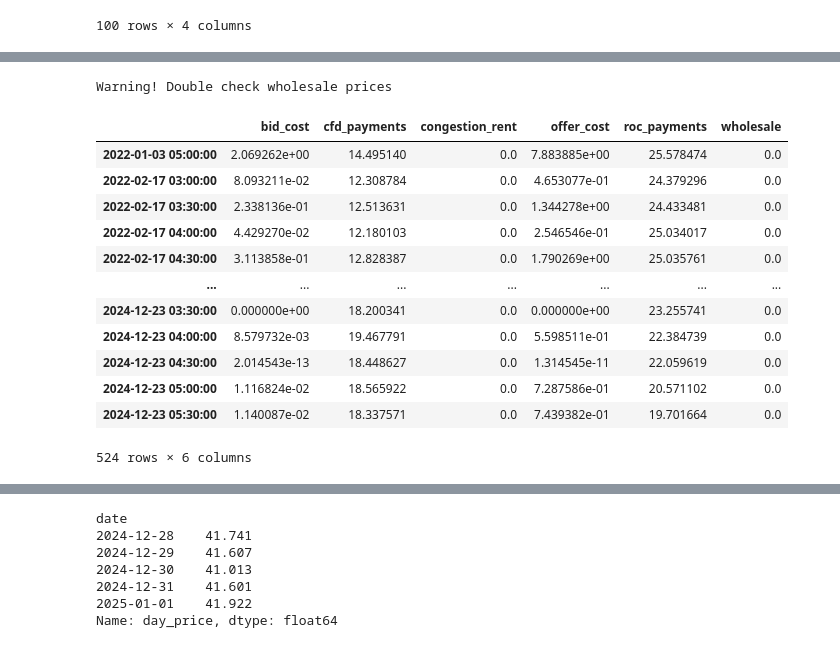
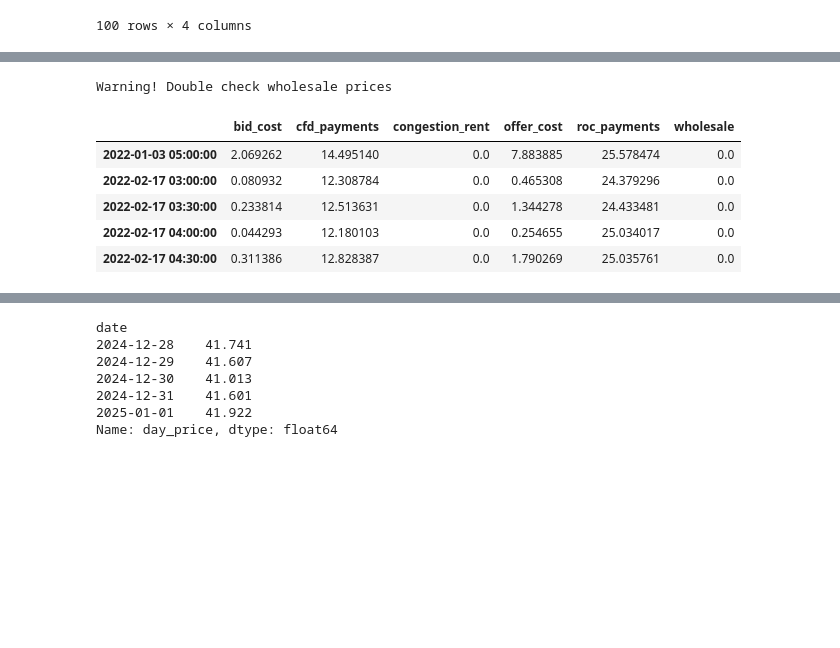
Before and after one commit to LukasFrankenQ/GBPower, a Jupyter notebook: notebooks/energy_crisis_shift.ipynb, the cells around one changed output, grey strips where cells are left out. Drawn from its saved outputs; the diff is of its cells as text; code cells hidden in the pictures; blank space fills up the shorter version.

```diff
--- a/notebooks/energy_crisis_shift.ipynb
+++ b/notebooks/energy_crisis_shift.ipynb
@@ -7,6 +7,12 @@ from pathlib import Path
 import matplotlib.pyplot as plt
 
 from plotting_constants import nice_names, color_dict
+# %%
+# start, end = '2022-01-01', '2023-06-30'
+# start, end = '2022-01-01', '2024-12-31'
+start, end = '2022-01-01', '2022-12-31'
+
+date_range = pd.date_range(start, end).strftime('%Y-%m-%d')
 # %%
 mp = pd.read_csv(Path.cwd().parent / 'summaries' / 'marginal_prices_summary_flex.csv', index_col=0, parse_dates=True, header=[0,1])
 sc = pd.read_csv(Path.cwd().parent / 'summaries' / 'total_summary_flex.csv', index_col=[0,1], parse_dates=True)
@@ -21,11 +27,6 @@ lw = pd.read_csv(Path.cwd().parent / 'data' / 'preprocessed' / 'load_weights.csv
 lw.index = lw.index.astype(str)
 # %%
 regions = gpd.read_file(Path.cwd().parent / 'data' / 'regions_onshore_s.geojson')
-# %%
-# start, end = '2022-01-01', '2023-06-30'
-start, end = '2022-01-01', '2024-12-31'
-
-date_range = pd.date_range(start, end).strftime('%Y-%m-%d')
 # %%
 bmus = pd.read_csv(Path.cwd().parent / 'data' / 'preprocessed' / 'prepared_bmus.csv', index_col=0)
 foss = bmus.loc[bmus.loc[:, 'carrier'] == 'fossil']
@@ -63,7 +64,9 @@ loads = pd.concat(loads)
 '''
 
 # loads = pd.read_csv('hold_loads.csv', index_col=0, parse_dates=True)
-loads = pd.read_csv(Path.cwd().parent / 'summaries' / 'total_gb_load.csv', index_col=0, parse_dates=True).loc[start:end]
+loads = pd.read_csv(
+    Path.cwd().parent / 'summaries' / 'total_gb_load.csv', index_col=0, parse_dates=True
+    ).loc[start:end]
 # %%
 # loads.to_csv('hold_loads.csv')
 # %%
@@ -111,8 +114,8 @@ gas_gen = pns.loc[:, pns.columns.intersection(foss.index)].sum(axis=1)
 # %%
 idx = pd.IndexSlice
 
-zmp = mp.loc[:, idx['zonal',:]]
-nmp = mp.loc[:, idx['national',:]]
+zmp = mp.loc[start:end, idx['zonal',:]]
+nmp = mp.loc[start:end, idx['national',:]]
 # %%
 n_values = zmp.apply(lambda x: x.nunique(), axis=1)
 # %%
@@ -304,46 +307,39 @@ def get_wholesale_costs(mps, loads, lw):
     if len(loads.shape) > 1:
         loads = loads.sum(axis=1).values
     else:
         loads = loads.values
 
     return (weighted_row_means * loads).sum() / loads.sum()# / lw.loc[mps.columns].sum()
 
 
 print('Warning! Double check wholesale prices')
 
 def get_total_prices(sc, mps, loads, lw, layout, aggregate_time=True):
 
     mps = deepcopy(mps)
 
     try:
         mps = mps[layout]
     except KeyError:
         pass
 
     costs = sc.loc[idx[mps.index, :], layout].unstack().drop(columns=['balancing_volume'])
 
     if aggregate_time:
         return costs.sum() / loads.loc[costs.index].sum().sum() * 1e6
     else:
         return costs.div(loads.loc[costs.index].values.flatten(), axis=0) * 1e6
 
 
-get_total_prices(sc, neg['national'], loads, pd.Series(1, ['GB']), 'national', aggregate_time=False)
+get_total_prices(sc, neg['national'], loads, pd.Series(1, ['GB']), 'national', aggregate_time=False).head()
 # %% [output]
 Warning! Double check wholesale prices
 |  | bid_cost | cfd_payments | congestion_rent | offer_cost | roc_payments | wholesale |
-| 2022-01-03 05:00:00 | 2.069262e+00 | 14.495140 | 0.0 | 7.883885e+00 | 25.578474 | 0.0 |
-| 2022-02-17 03:00:00 | 8.093211e-02 | 12.308784 | 0.0 | 4.653077e-01 | 24.379296 | 0.0 |
-| 2022-02-17 03:30:00 | 2.338136e-01 | 12.513631 | 0.0 | 1.344278e+00 | 24.433481 | 0.0 |
-| 2022-02-17 04:00:00 | 4.429270e-02 | 12.180103 | 0.0 | 2.546546e-01 | 25.034017 | 0.0 |
-| 2022-02-17 04:30:00 | 3.113858e-01 | 12.828387 | 0.0 | 1.790269e+00 | 25.035761 | 0.0 |
-| ... | ... | ... | ... | ... | ... | ... |
-| 2024-12-23 03:30:00 | 0.000000e+00 | 18.200341 | 0.0 | 0.000000e+00 | 23.255741 | 0.0 |
-| 2024-12-23 04:00:00 | 8.579732e-03 | 19.467791 | 0.0 | 5.598511e-01 | 22.384739 | 0.0 |
-| 2024-12-23 04:30:00 | 2.014543e-13 | 18.448627 | 0.0 | 1.314545e-11 | 22.059619 | 0.0 |
-| 2024-12-23 05:00:00 | 1.116824e-02 | 18.565922 | 0.0 | 7.287586e-01 | 20.571102 | 0.0 |
-| 2024-12-23 05:30:00 | 1.140087e-02 | 18.337571 | 0.0 | 7.439382e-01 | 19.701664 | 0.0 |
+| 2022-01-03 05:00:00 | 2.069262 | 14.495140 | 0.0 | 7.883885 | 25.578474 | 0.0 |
+| 2022-02-17 03:00:00 | 0.080932 | 12.308784 | 0.0 | 0.465308 | 24.379296 | 0.0 |
+| 2022-02-17 03:30:00 | 0.233814 | 12.513631 | 0.0 | 1.344278 | 24.433481 | 0.0 |
+| 2022-02-17 04:00:00 | 0.044293 | 12.180103 | 0.0 | 0.254655 | 25.034017 | 0.0 |
+| 2022-02-17 04:30:00 | 0.311386 | 12.828387 | 0.0 | 1.790269 | 25.035761 | 0.0 |
-524 rows × 6 columns
 # %%
 def simple_bars_to_ax(ax, values):
 
```
Also changed, not shown: parts of 8 cells of this notebook, 2 other files.
